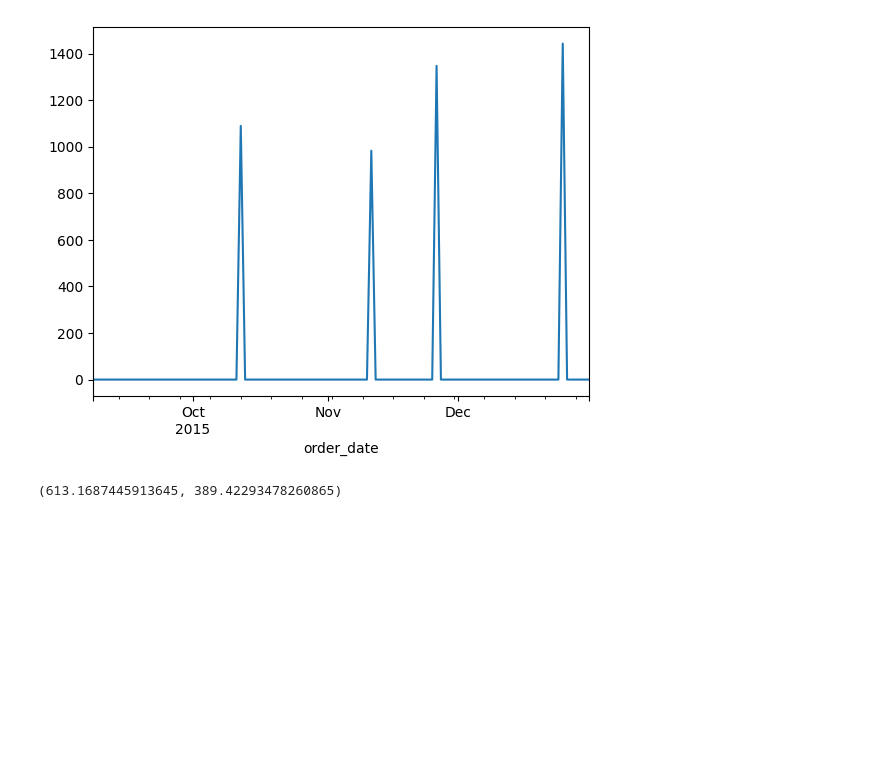
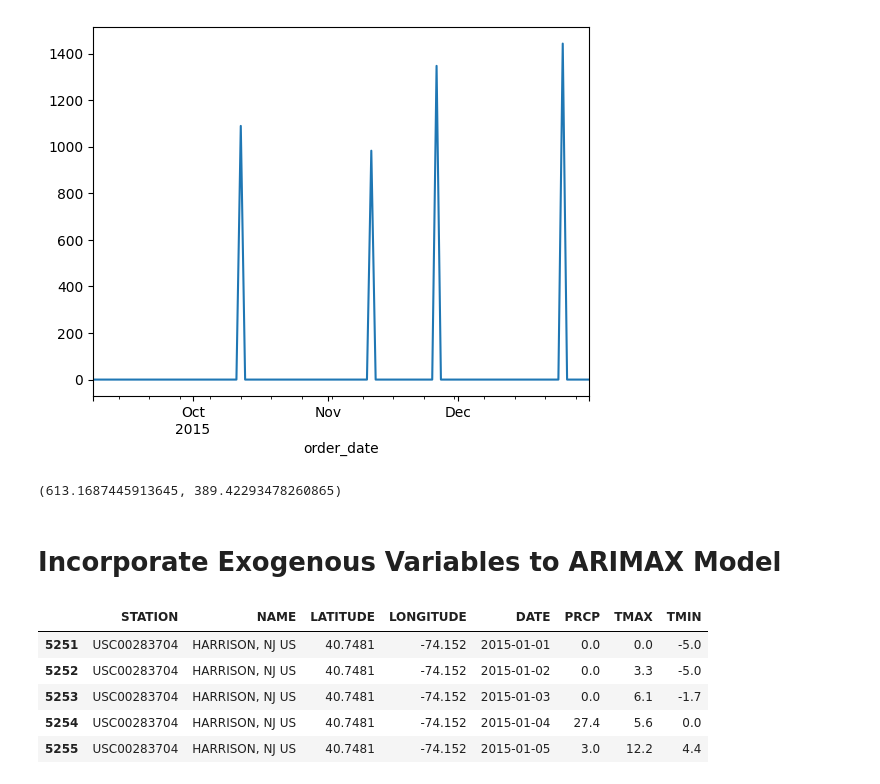
Before and after one commit to Caveexplorer/Kitchen-Sales-Forecasting, a Jupyter notebook: kitchen_sales_forecasting_modeling.ipynb, the cells around one changed output. Drawn from its saved outputs; the diff is of its cells as text; code cells hidden in the pictures; blank space fills up the shorter version.

```diff
--- a/kitchen_sales_forecasting_modeling.ipynb
+++ b/kitchen_sales_forecasting_modeling.ipynb
@@ -612,3 +607,16 @@ mae = mean_absolute_error(test[7:], dummy_model)
 rmse, mae
 # %% [output]
 (613.1687445913645, 389.42293478260865)
+# %% [markdown]
+# Incorporate Exogenous Variables to ARIMAX Model
+# %%
+columns_to_use = ['STATION', 'NAME', 'LATITUDE', 'LONGITUDE', 'DATE', 'TMAX', 'TMIN', 'PRCP']
+exog_df = pd.read_pickle('data/exogenous_variables.pkl')
+exog_df.head()
+# %% [output]
+|  | STATION | NAME | LATITUDE | LONGITUDE | DATE | PRCP | TMAX | TMIN |
+| 5251 | USC00283704 | HARRISON, NJ US | 40.7481 | -74.152 | 2015-01-01 | 0.0 | 0.0 | -5.0 |
+| 5252 | USC00283704 | HARRISON, NJ US | 40.7481 | -74.152 | 2015-01-02 | 0.0 | 3.3 | -5.0 |
+| 5253 | USC00283704 | HARRISON, NJ US | 40.7481 | -74.152 | 2015-01-03 | 0.0 | 6.1 | -1.7 |
+| 5254 | USC00283704 | HARRISON, NJ US | 40.7481 | -74.152 | 2015-01-04 | 27.4 | 5.6 | 0.0 |
+| 5255 | USC00283704 | HARRISON, NJ US | 40.7481 | -74.152 | 2015-01-05 | 3.0 | 12.2 | 4.4 |
```
Also changed, not shown: parts of 18 cells of this notebook, 7 other files.
